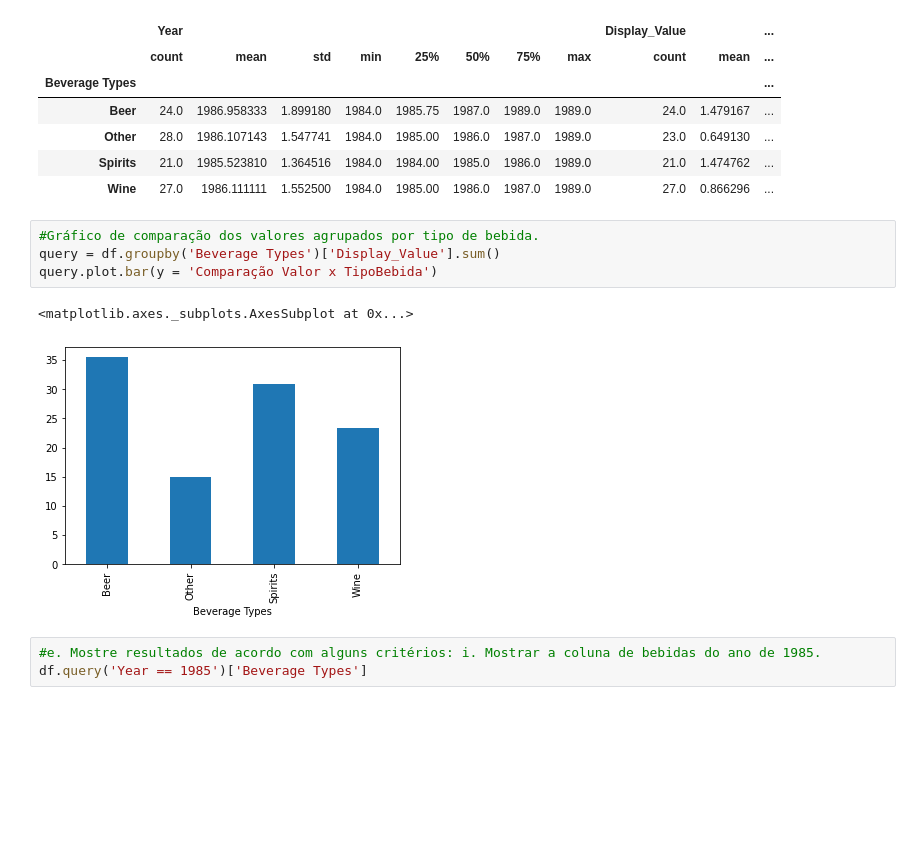
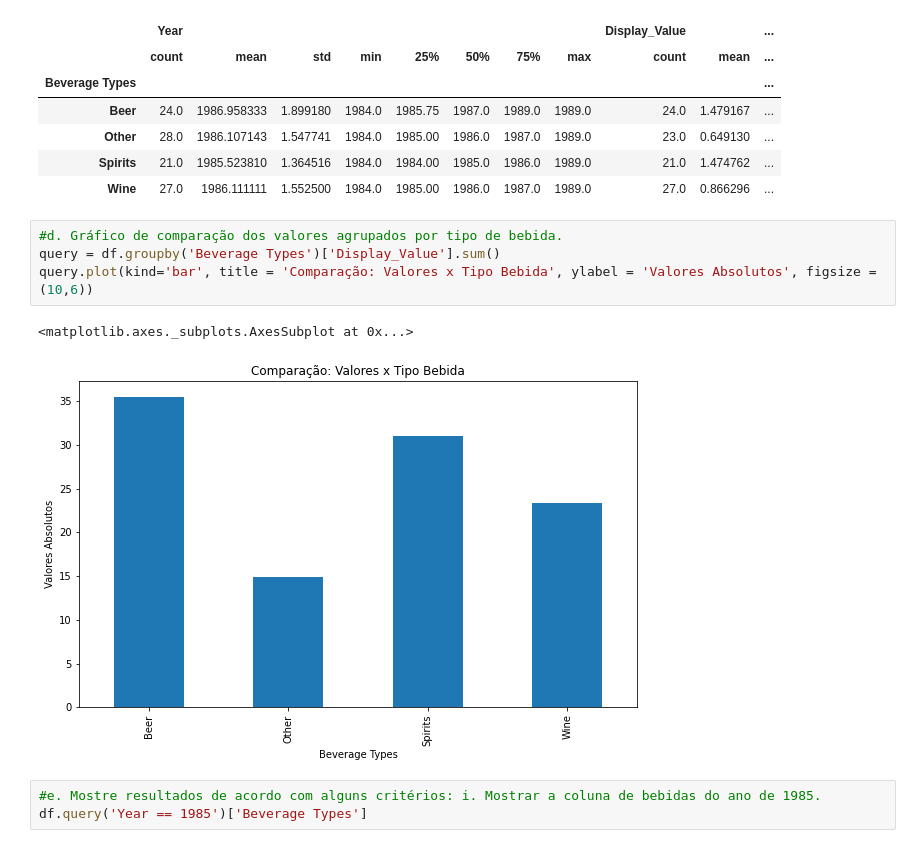
Before and after one commit to Jefferson-Pedro/Atividades-com-Python, a Jupyter notebook: Trabalhos/Trabalho03/Trabalho03.ipynb, the cells around one changed output. Saved outputs shown, nothing was run; the diff lists cells and outputs as text; blank space fills up the shorter version.

```diff
--- a/Trabalhos/Trabalho03/Trabalho03.ipynb
+++ b/Trabalhos/Trabalho03/Trabalho03.ipynb
@@ -131,12 +113,12 @@ Mediana:0.19
 | Spirits | 21.0 | 1985.523810 | 1.364516 | 1984.0 | 1984.00 | 1985.0 | 1986.0 | 1989.0 | 21.0 | 1.474762 | ... |
 | Wine | 27.0 | 1986.111111 | 1.552500 | 1984.0 | 1985.00 | 1986.0 | 1987.0 | 1989.0 | 27.0 | 0.866296 | ... |
 # %%
-#Gráfico de comparação dos valores agrupados por tipo de bebida.
+#d. Gráfico de comparação dos valores agrupados por tipo de bebida.
 query = df.groupby('Beverage Types')['Display_Value'].sum()
-query.plot.bar(y = 'Comparação Valor x TipoBebida')
+query.plot(kind='bar', title = 'Comparação: Valores x Tipo Bebida', ylabel = 'Valores Absolutos', figsize = (10,6))
 # %% [output]
 <matplotlib.axes._subplots.AxesSubplot at 0x...>
-[figure, old version]
+[figure, new version]
 # %%
 #e. Mostre resultados de acordo com alguns critérios: i. Mostrar a coluna de bebidas do ano de 1985.
 df.query('Year == 1985')['Beverage Types']
```
Also changed, not shown: parts of 3 cells of this notebook, 1 other file.
